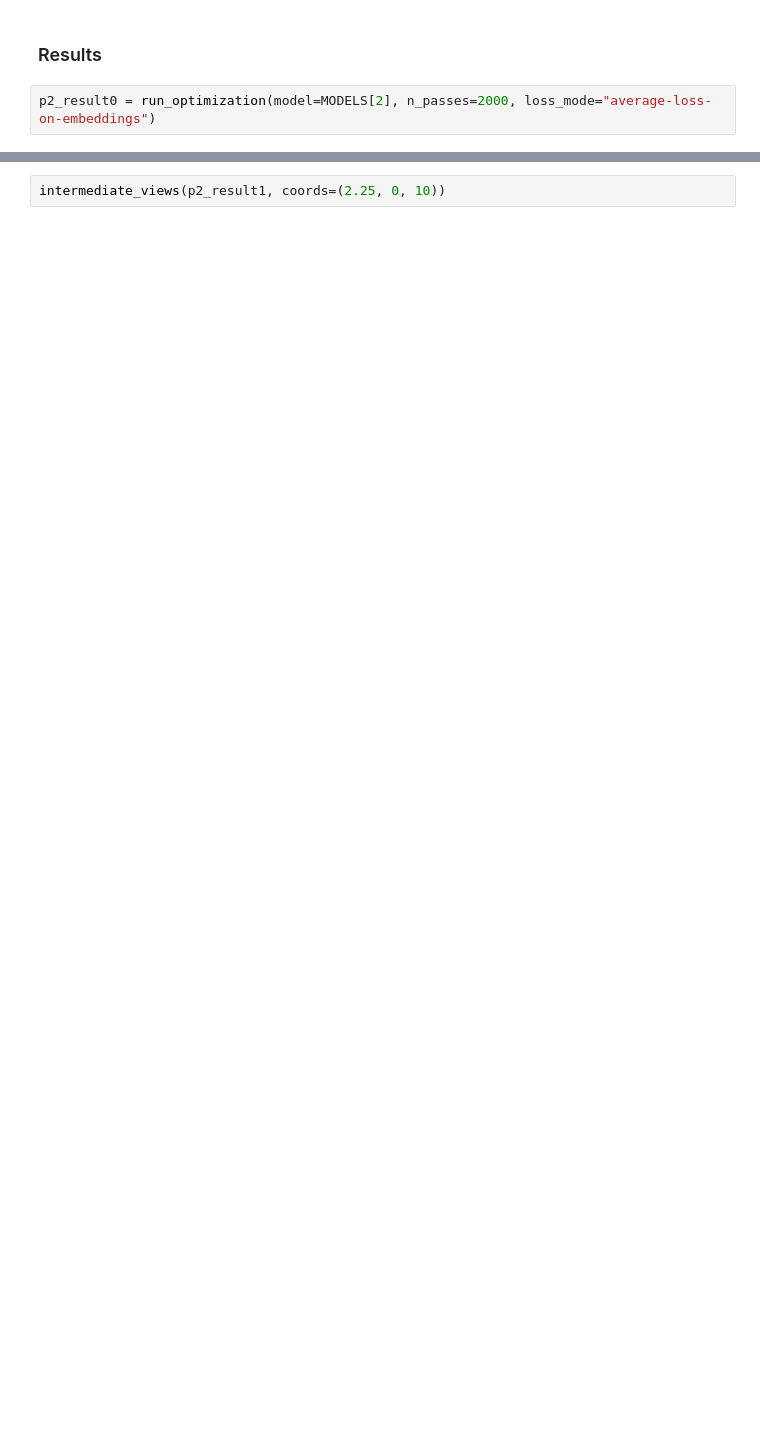
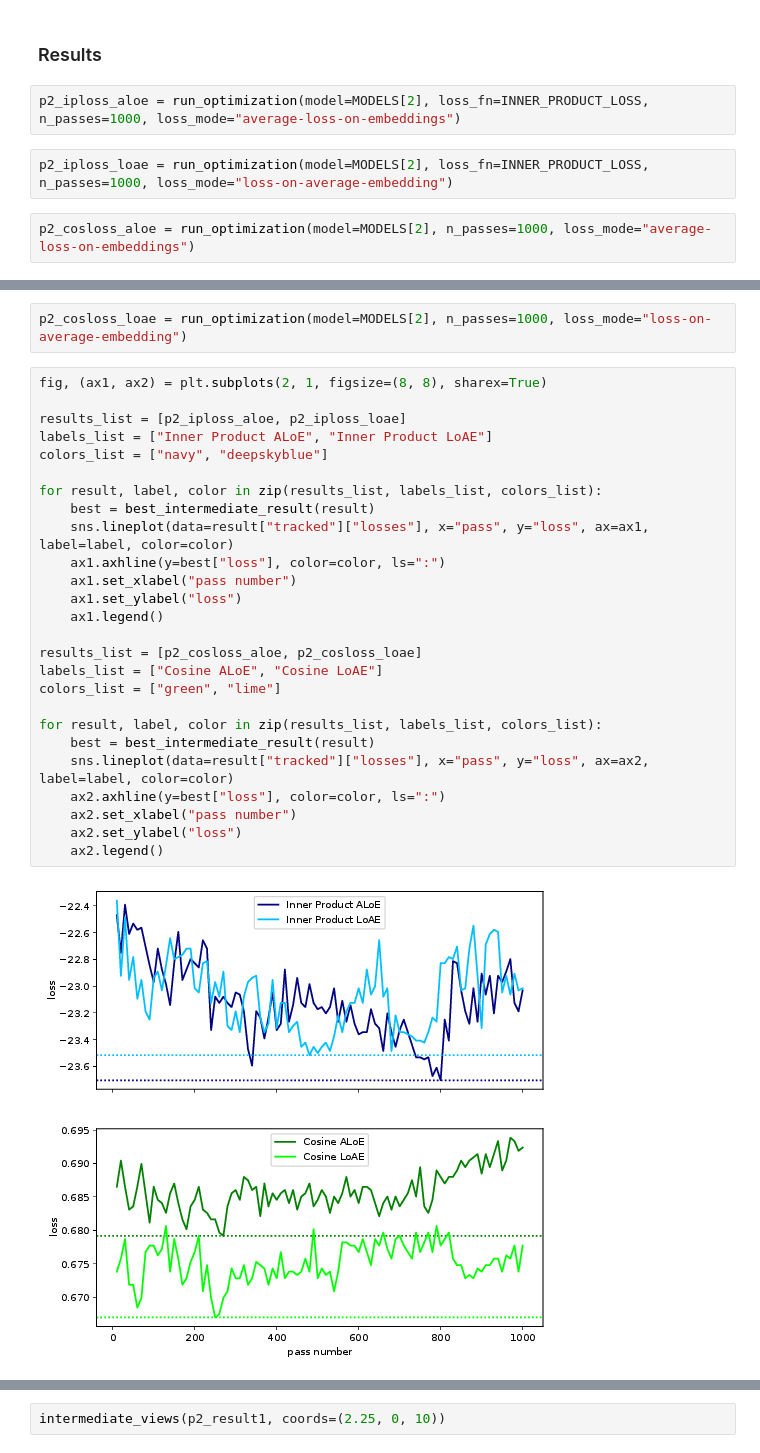
Before and after one commit to B4Farouk/smpl-dr-clip, a Jupyter notebook: simpledCLIP3_final.ipynb, the cells around one changed output, grey strips where cells are left out. Saved outputs shown, nothing was run; the diff lists cells and outputs as text; blank space fills up the shorter version.

```diff
--- a/simpledCLIP3_final.ipynb
+++ b/simpledCLIP3_final.ipynb
@@ -335,4 +392,8 @@ def intermediate_views(result, coords):
 # %% [markdown]
 ### Results
+# %%
+p2_iploss_aloe = run_optimization(model=MODELS[2], loss_fn=INNER_PRODUCT_LOSS, n_passes=1000, loss_mode="average-loss-on-embeddings")
+# %%
+p2_iploss_loae = run_optimization(model=MODELS[2], loss_fn=INNER_PRODUCT_LOSS, n_passes=1000, loss_mode="loss-on-average-embedding")
 # %%
-p2_result0 = run_optimization(model=MODELS[2], n_passes=2000, loss_mode="average-loss-on-embeddings")
+p2_cosloss_aloe = run_optimization(model=MODELS[2], n_passes=1000, loss_mode="average-loss-on-embeddings")
@@ -344,0 +400,30 @@ plot_losses(p2_result0["tracked"]["losses"])
+# %%
+p2_cosloss_loae = run_optimization(model=MODELS[2], n_passes=1000, loss_mode="loss-on-average-embedding")
+# %%
+fig, (ax1, ax2) = plt.subplots(2, 1, figsize=(8, 8), sharex=True)
+
+results_list = [p2_iploss_aloe, p2_iploss_loae]
+labels_list = ["Inner Product ALoE", "Inner Product LoAE"]
+colors_list = ["navy", "deepskyblue"]
+
+for result, label, color in zip(results_list, labels_list, colors_list):
+    best = best_intermediate_result(result)
+    sns.lineplot(data=result["tracked"]["losses"], x="pass", y="loss", ax=ax1, label=label, color=color)
+    ax1.axhline(y=best["loss"], color=color, ls=":")
+    ax1.set_xlabel("pass number")
+    ax1.set_ylabel("loss")
+    ax1.legend()
+
+results_list = [p2_cosloss_aloe, p2_cosloss_loae]
+labels_list = ["Cosine ALoE", "Cosine LoAE"]
+colors_list = ["green", "lime"]
+
+for result, label, color in zip(results_list, labels_list, colors_list):
+    best = best_intermediate_result(result)
+    sns.lineplot(data=result["tracked"]["losses"], x="pass", y="loss", ax=ax2, label=label, color=color)
+    ax2.axhline(y=best["loss"], color=color, ls=":")
+    ax2.set_xlabel("pass number")
+    ax2.set_ylabel("loss")
+    ax2.legend()
+# %% [output]
+[figure, added]
```
Also changed, not shown: parts of 25 cells of this notebook.
